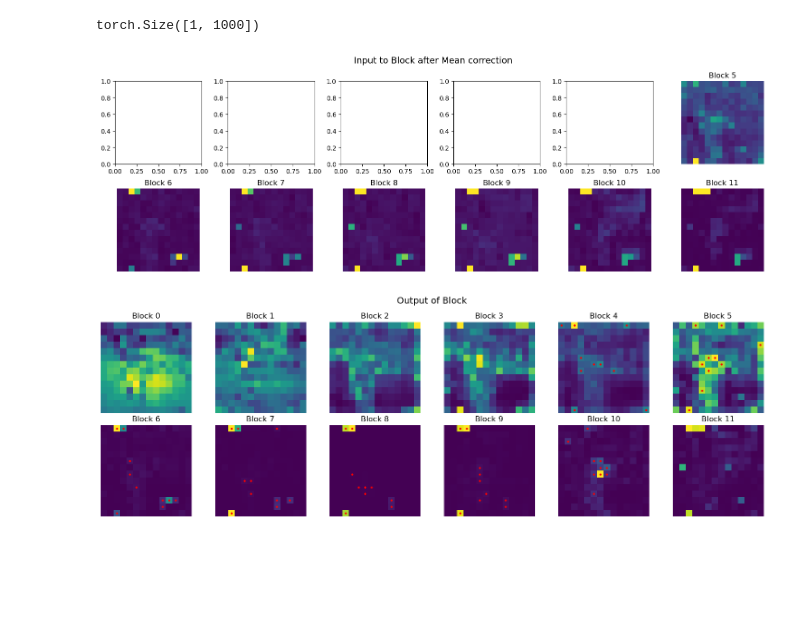
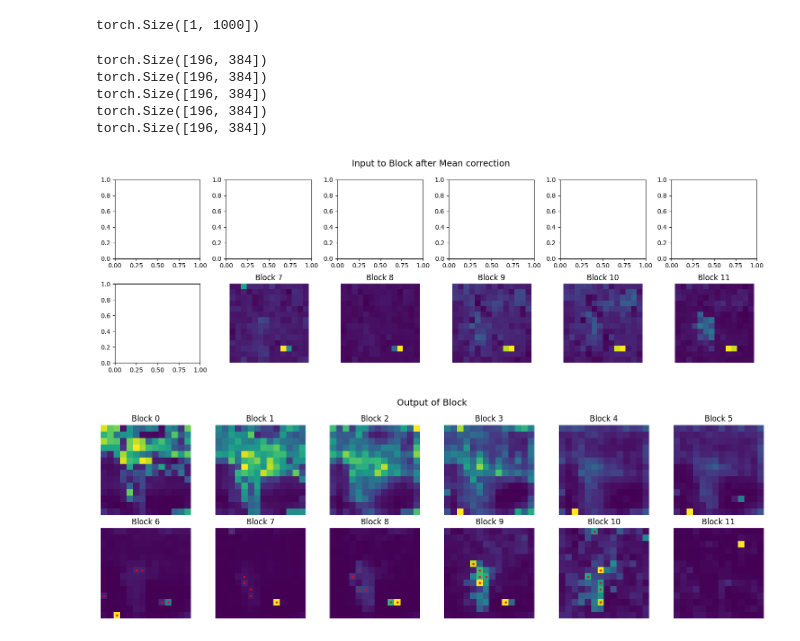
Before and after one commit to azywot/fact, a Jupyter notebook: DEIT-III/deit_fine_tuning.ipynb, the cells around one changed output. Drawn from its saved outputs; the diff is of its cells as text; code cells hidden in the pictures; blank space fills up the shorter version.

Commit message:
Adding code for registers to manual removal of artifacts

```diff
--- a/DEIT-III/deit_fine_tuning.ipynb
+++ b/DEIT-III/deit_fine_tuning.ipynb
@@ -762,31 +759,36 @@ def find_artifacts_progression(test_model, block = 11, number = 10, return_top_n
     else:
         return intersection
 # %%
-def full_progression(model = model, img = img, starting_block = 3, return_top_norms = False, side = 24):
+def full_progression(model = model, img = img, starting_block = 3, return_top_attn = False, side = 24, num_k = 5, discard_tokens = 0):
     x = model.patch_embed(img)
     x = x + model.pos_embed
     cls_token = model.cls_token.expand(img.shape[0], -1, -1)
     x = torch.cat((cls_token, x), dim=1)
+    if discard_tokens>0:
+        x = torch.cat([x, model.register_tokens.unsqueeze(0)], dim=1)
+
 
     history = dict()
     blk_input_after_mean = dict()
     artifacts = dict()
+    register_tokens = None
 
 
     for i in range(0, starting_block + 1):
         x = model.blocks[i](x)
-        history[i] = x[:, 1:, :].squeeze(0)
+        history[i] = x[:, 1:-discard_tokens, :].squeeze(0) if discard_tokens > 0 else x[:, 1:, :].squeeze(0)
 
         #print(x.shape, cls_token.shape)
 
-
-    new_x = x[:, 1:, :].squeeze(0)
-    cls_token_old = x[:, 0, :]#.unsqueeze(0)
+    new_x = x[:, 1:-discard_tokens, :].squeeze(0) if discard_tokens>0 else x[:, 1:, :].squeeze(0)
+    cls_token_old = x[:, 0, :]
+    if discard_tokens > 0:
+        register_tokens = x[:, -discard_tokens:, :] #.unsqueeze(0)
     #print(new_x.shape)
 
 
     for i in range(starting_block, 11):
-        artifacts[i] = find_artifacts_progression(model, block = i, return_top_norms=return_top_norms)[0]
+        artifacts[i] = find_artifacts_progression(model, number= num_k, block = i, return_top_attn=return_top_attn, discard_tokens = discard_tokens)[0]
         #print(artifacts)
 
         for j in artifacts[i]:
@@ -795,25 +797,36 @@ def full_progression(model = model, img = img, starting_block = 3, return_top_no
             #new_x = new_x.squeeze(0)
 
             #print(new_x.shape)
-
+            #print(j, (j+1) % 576, j-1, (j+24) % 576, j-24, (j+25) % 576, (j+23) % 576, j-25, j-23)
             full_stack = torch.stack([new_x[(j+1) % (side * side)].clone(), new_x[j-1].clone(), new_x[(j+side) % (side * side)].clone(), new_x[j-side].clone(), new_x[(j+side+1) % (side * side)].clone(), new_x[(j+side-1) % (side * side)].clone(), new_x[j-side-1].clone(), new_x[j-side+1].clone()])
-            #print(j, (j+1) % 576, j-1, (j+24) % 576, j-24, (j+25) % 576, (j+23) % 576, j-25, j-23)
             #mean_x = torch.mean(full_stack, dim=0)
             min_x = torch.min(full_stack, dim=0).values.clone()
             #print(new_x.shape)
             new_x[j] = min_x.clone()
 
         blk_input_after_mean[i+1] = new_x.clone()
+        print(new_x.shape)
 
         #print(torch.cat((cls_token_old.unsqueeze(0).clone(), new_x.unsqueeze(0)), dim=1))
 
-        new_x = model.blocks[i + 1](torch.cat((cls_token_old.unsqueeze(0).clone(), new_x.unsqueeze(0)), dim=1)).squeeze(0)
+        if discard_tokens >0:
+            #print(cls_token_old.shape, new_x.shape, register_tokens.shape)
+            new_x = model.blocks[i + 1](torch.cat((cls_token_old.unsqueeze(0).clone(), new_x.unsqueeze(0), register_tokens.clone()), dim=1)).squeeze(0)
+            history[i + 1] = (new_x.unsqueeze(0)[:, 1:-discard_tokens, :].clone())
 
-        history[i + 1] = (new_x.unsqueeze(0)[:, 1:, :].clone())
+        else:
+            new_x = model.blocks[i + 1](torch.cat((cls_token_old.unsqueeze(0).clone(), new_x.unsqueeze(0)), dim=1)).squeeze(0)
+            history[i + 1] = (new_x.unsqueeze(0)[:, 1:, :].clone())
+
+
         #print(f"After update: {before_change[i]==new_x[j]}")
 
         cls_token_old = new_x.unsqueeze(0)[:, 0, :].clone()#.unsqueeze(0)
-        new_x = new_x.unsqueeze(0)[:, 1:, :].squeeze(0).clone()
+        if discard_tokens > 0:
+            new_x = new_x.unsqueeze(0)[:, 1:-discard_tokens, :].squeeze(0).clone()
+            register_tokens = x[:, -discard_tokens:, :]
+        else:
+            new_x = new_x.unsqueeze(0)[:, 1:, :].squeeze(0).clone()
     #plot history
     num_blocks = 12
     num_cols = 6
@@ -851,7 +864,7 @@ def full_progression(model = model, img = img, starting_block = 3, return_top_no
         output_norms = output.norm(dim=-1)
 
         attn_map_mean = model.blocks[i].attn.attn_map.mean(dim=1)
-        attn_map_mean = attn_map_mean[:, 0, 1:]
+        attn_map_mean = attn_map_mean[:, 0, 1:-discard_tokens] if discard_tokens >0 else attn_map_mean[:, 0, 1:]
 
         #axes[i].imshow(output_norms.reshape(24, 24).detach().numpy())
         axes[i].imshow(attn_map_mean.reshape(side, side).detach().numpy())
@@ -877,7 +890,12 @@ def full_progression(model = model, img = img, starting_block = 3, return_top_no
     #plot before change
     #print(blk_input_after_mean[4]==history[3])
 # %%
-full_progression(starting_block= 4, return_top_norms = True, side = 14)
+full_progression(starting_block=6, return_top_attn = True, side = 14, num_k=6, discard_tokens=4)
 # %% [output]
+torch.Size([196, 384])
+torch.Size([196, 384])
+torch.Size([196, 384])
+torch.Size([196, 384])
+torch.Size([196, 384])
-[figure, old version]
+[figure, new version]
-[figure, old version]
+[figure, new version]
```
Also changed, not shown: parts of 15 cells of this notebook.
